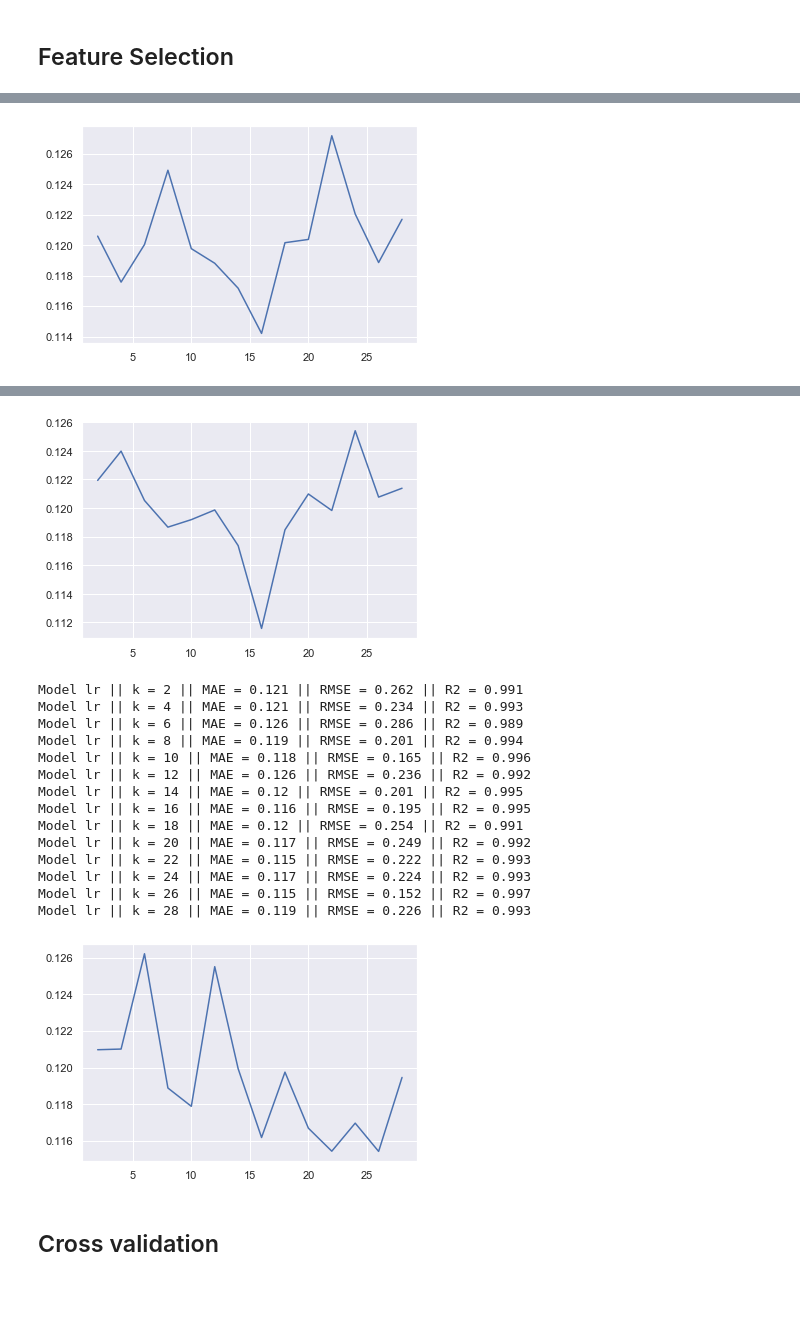
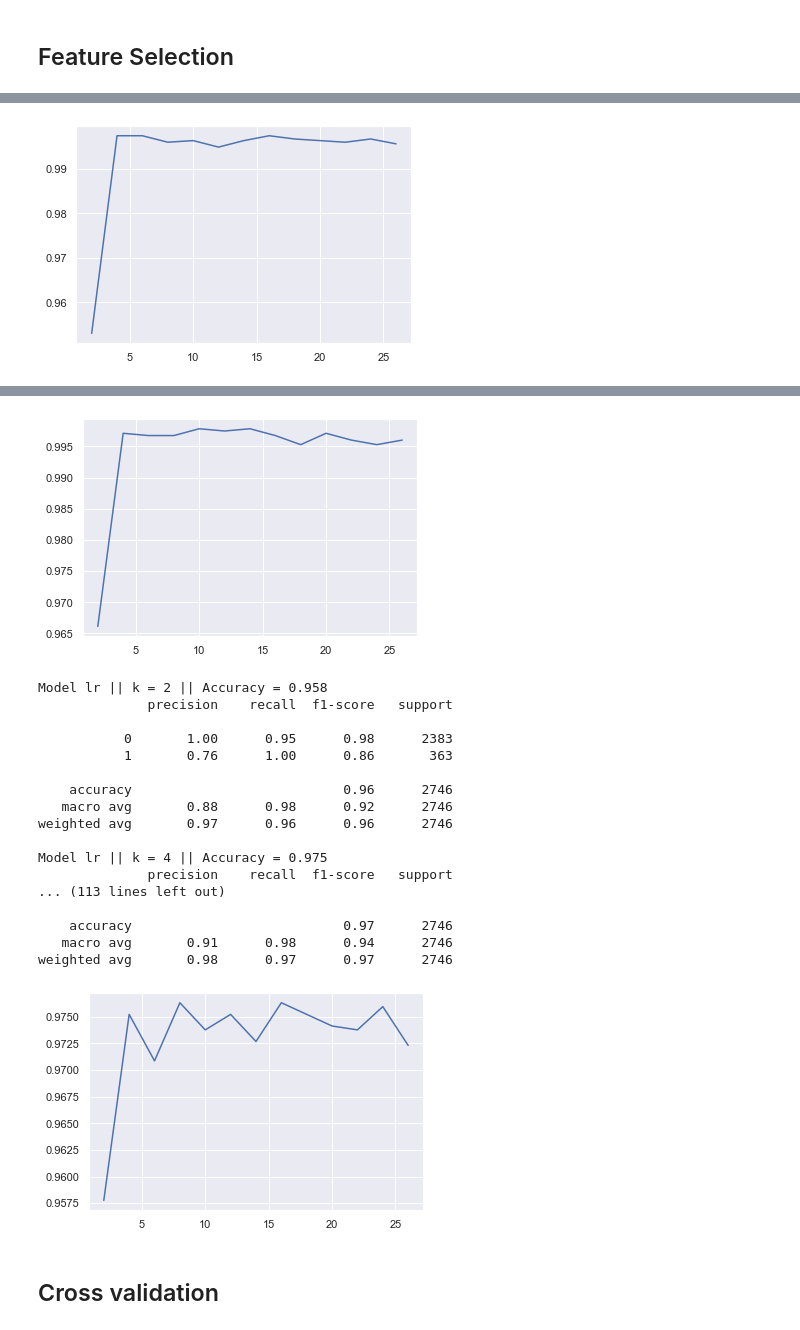
Before and after one commit to simonezambonim/codenation_data_science_desafios, a Jupyter notebook: enem-4/Codenation_challenge_treineiro.ipynb, the cells around one changed output, grey strips where cells are left out. Saved outputs shown, nothing was run; the diff lists cells and outputs as text; code cells hidden in the pictures; blank space fills up the shorter version.

Commit message:
updated selected vars

```diff
--- a/enem-4/Codenation_challenge_treineiro.ipynb
+++ b/enem-4/Codenation_challenge_treineiro.ipynb
@@ -128,9 +139,10 @@ Get features available from the test dataset
 df_enem_test = pd.read_csv(in_path + 'test.csv')
 # %%
 features = df_enem_test.columns.to_list()
+feat_target = 'IN_TREINEIRO'
 
 ## append the target variable
-features.append('NU_NOTA_MT')
+features.append(feat_target)
 
 print('Features to work with: \n', features)
 # %% [output]
@@ -285,10 +262,15 @@ df_enem.drop(['NU_INSCRICAO', 'SG_UF_RESIDENCIA'], axis =1, inplace = True)
 #drop redação partial grades
 df_enem.drop(columns = list(df_enem.filter(like = ('NU_NOTA_COMP')).columns), inplace = True)
 
-# drop leakage data NOTAS keep only if the person was present or absent at the day of the math test
+# drop leakage data NOTAS keep only if the person was present or absent on the days of the tests
 grades_features = list(df_enem.loc[:,'TP_PRESENCA_CN':'NU_NOTA_REDACAO'].columns)
 grades_features.remove('TP_PRESENCA_LC')
+grades_features.remove('TP_PRESENCA_CN')
 df_enem.drop(columns = grades_features, inplace = True)
+
+#drop variabe that have do explainability power
+to_drop_unrelated =  ['TP_ENSINO', 'TP_DEPENDENCIA_ADM_ESC', "IN_CEGUEIRA"]
+df_enem.drop(columns = to_drop_unrelated, inplace = True)
 # %%
 ax = plt.figure(figsize=(12, 8))
 ax = sns.heatmap(df_enem.corr(), annot = True)
@@ -334,9 +335,8 @@ get_info(df_enem)
 # %% [markdown]
 # Model
 # %%
-y = np.log(df_enem['NU_NOTA_MT'].fillna(0)+1) # Fill with a flag
-#y = df_enem['NU_NOTA_MT'].fillna(0)
-X = df_enem.drop(columns=['NU_NOTA_MT'])
+y = df_enem['IN_TREINEIRO']
+X = df_enem.drop(columns=['IN_TREINEIRO'])
 
 #transform
 ordinal_features = list_Q0
@@ -346,7 +346,6 @@ ordinal_transformer = Pipeline(steps=[
 
 categorical_features = list_TP
 categorical_transformer = Pipeline(steps=[
-    ('imputer', SimpleImputer(strategy = 'constant', fill_value=-1)),
     ('onehot', OneHotEncoder(handle_unknown='ignore'))])
 
 numeric_features = ['NU_IDADE']
@@ -361,9 +360,9 @@ preprocessor = ColumnTransformer(
 
 #models
 estimator_dict = dict()
-estimator_dict['rf'] = RandomForestRegressor(n_jobs=-1,random_state=0)
-estimator_dict['xgb'] = XGBRegressor(random_state=0)
-estimator_dict['lr'] = LinearRegression()
+estimator_dict['rf'] = RandomForestClassifier(n_jobs=-1,random_state=0)
+estimator_dict['xgb'] = XGBClassifier(random_state=0)
+estimator_dict['lr'] = LogisticRegression()
 # %% [markdown]
 ## Simple train-test-split
 # %%
@@ -379,12 +378,6 @@ for model in estimator_dict.keys():
     score = reg.score(X_test, y_test)
 
     y_pred = reg.predict(X_test)
-    mae = mean_absolute_error(y_test, y_pred)
-
-    sns.scatterplot(y_test,y_pred)
-    plt.xlim(5.5,7)
-    plt.ylim(5.5,7)
-    plt.show()
-
-    print(f"Model {model} || MAE = {round(mae,3)}  || R2 = {round(score,3)}")
+    print(f"Model {model} || Accuracy = {round(score,3)}")
+    print(classification_report(y_test, y_pred))
 # %% [output]
@@ -407,7 +411,7 @@ for model in estimator_dict.keys():
     for k in range(2,end_size,2):
 
         reg = Pipeline(steps=[('preprocessor', preprocessor),
-                              ('select', SelectKBest(score_func=f_regression, k=k)),
+                              ('select', SelectKBest(score_func=f_classif, k=k)),
                               ('estimator', estimator_dict[model])])
 
         X_train, X_test, y_train, y_test = train_test_split(X, y, test_size=0.2)
@@ -417,12 +421,12 @@ for model in estimator_dict.keys():
         score = reg.score(X_test,y_test)
 
         y_pred = reg.predict(X_test)
-        mae = mean_absolute_error(y_test, y_pred)
-        rmse = np.sqrt(mean_squared_error(y_test, y_pred))
 
-        print("Model {} || k = {} || MAE = {} || RMSE = {} || R2 = {}".format(model, k, round(mae,3), round(rmse,3),round(score,3)))
 
-        k_vs_score.append(mae)
+        print(f"Model {model} || k = {k} || Accuracy = {round(score,3)}")
+        print(classification_report(y_test, y_pred))
+
+        k_vs_score.append(score)
 
 
     dic_mae[model] = k_vs_score
@@ -448 +455 @@ Model rf || k = 28 || MAE = 0.122 || RMSE = 0.23 || R2 = 0.993
-[figure, old version]
+[figure, new version]
@@ -463,19 +473,22 @@ Model xgb || k = 28 || MAE = 0.121 || RMSE = 0.281 || R2 = 0.989
-[figure, old version]
+[figure, new version]
-Model lr || k = 2 || MAE = 0.121 || RMSE = 0.262 || R2 = 0.991
-Model lr || k = 4 || MAE = 0.121 || RMSE = 0.234 || R2 = 0.993
-Model lr || k = 6 || MAE = 0.126 || RMSE = 0.286 || R2 = 0.989
-Model lr || k = 8 || MAE = 0.119 || RMSE = 0.201 || R2 = 0.994
-Model lr || k = 10 || MAE = 0.118 || RMSE = 0.165 || R2 = 0.996
-Model lr || k = 12 || MAE = 0.126 || RMSE = 0.236 || R2 = 0.992
-Model lr || k = 14 || MAE = 0.12 || RMSE = 0.201 || R2 = 0.995
-Model lr || k = 16 || MAE = 0.116 || RMSE = 0.195 || R2 = 0.995
-Model lr || k = 18 || MAE = 0.12 || RMSE = 0.254 || R2 = 0.991
-Model lr || k = 20 || MAE = 0.117 || RMSE = 0.249 || R2 = 0.992
-Model lr || k = 22 || MAE = 0.115 || RMSE = 0.222 || R2 = 0.993
-Model lr || k = 24 || MAE = 0.117 || RMSE = 0.224 || R2 = 0.993
-Model lr || k = 26 || MAE = 0.115 || RMSE = 0.152 || R2 = 0.997
-Model lr || k = 28 || MAE = 0.119 || RMSE = 0.226 || R2 = 0.993
+Model lr || k = 2 || Accuracy = 0.958
+              precision    recall  f1-score   support
+
+           0       1.00      0.95      0.98      2383
+           1       0.76      1.00      0.86       363
+
+    accuracy                           0.96      2746
+   macro avg       0.88      0.98      0.92      2746
+weighted avg       0.97      0.96      0.96      2746
+
+Model lr || k = 4 || Accuracy = 0.975
+              precision    recall  f1-score   support
+... (113 lines left out)
+
+    accuracy                           0.97      2746
+   macro avg       0.91      0.98      0.94      2746
+weighted avg       0.98      0.97      0.97      2746
-[figure, old version]
+[figure, new version]
 # %% [markdown]
 ## Cross validation
 # %%
```
Also changed, not shown: parts of 37 cells of this notebook.
